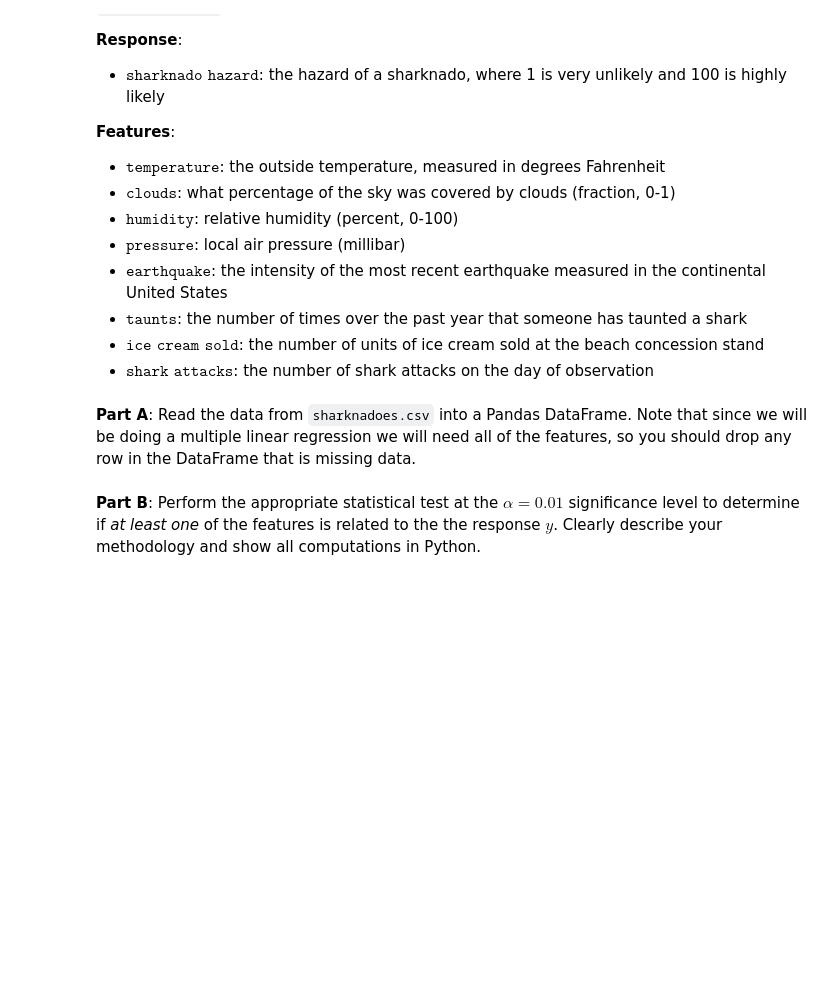
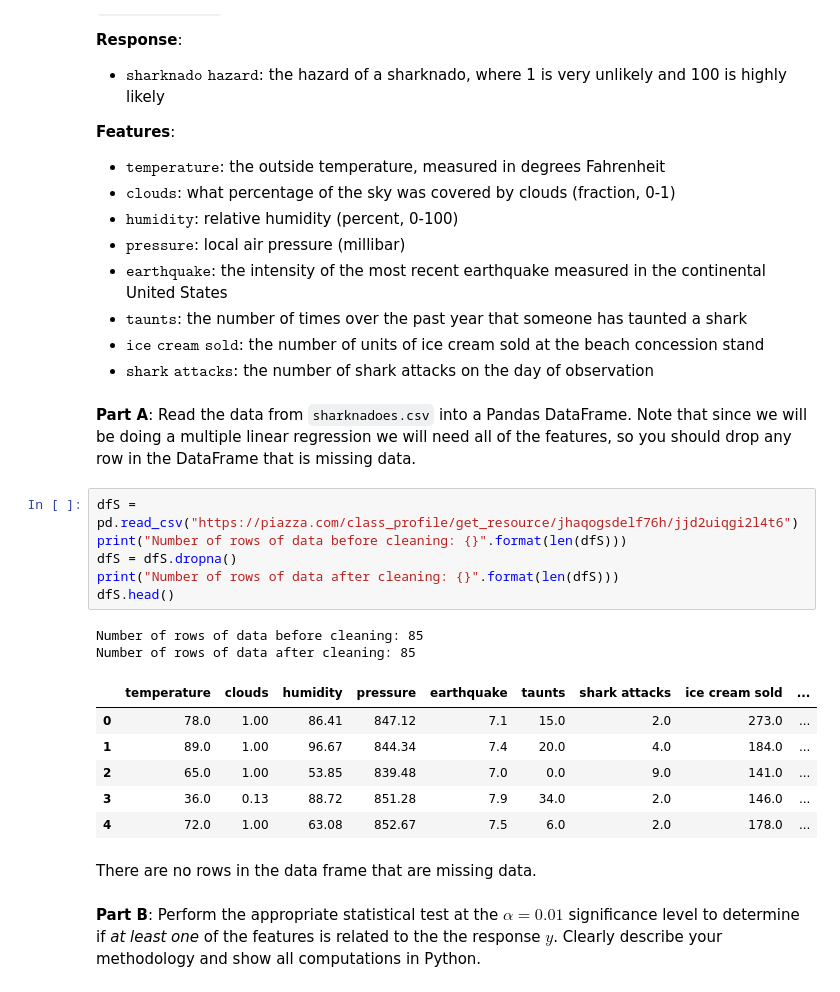
Before and after one commit to tannerbobak/csci3022, a Jupyter notebook: practicum_Bobak_Tanner.ipynb, the cells around one changed output. Drawn from its saved outputs; the diff is of its cells as text; blank space fills up the shorter version.

```diff
--- a/practicum_Bobak_Tanner.ipynb
+++ b/practicum_Bobak_Tanner.ipynb
@@ -542,5 +548,22 @@ You decide to use multiple linear regression to understand and predict what fact
 - $\texttt{shark attacks}$: the number of shark attacks on the day of observation
 # %% [markdown]
 **Part A**: Read the data from `sharknadoes.csv` into a Pandas DataFrame.  Note that since we will be doing a multiple linear regression we will need all of the features, so you should drop any row in the DataFrame that is missing data.
+# %%
+dfS = pd.read_csv("https://piazza.com/class_profile/get_resource/jhaqogsdelf76h/jjd2uiqgi2l4t6")
+print("Number of rows of data before cleaning: {}".format(len(dfS)))
+dfS = dfS.dropna()
+print("Number of rows of data after cleaning: {}".format(len(dfS)))
+dfS.head()
+# %% [output]
+Number of rows of data before cleaning: 85
+Number of rows of data after cleaning: 85
+|  | temperature | clouds | humidity | pressure | earthquake | taunts | shark attacks | ice cream sold | ... |
+| 0 | 78.0 | 1.00 | 86.41 | 847.12 | 7.1 | 15.0 | 2.0 | 273.0 | ... |
+| 1 | 89.0 | 1.00 | 96.67 | 844.34 | 7.4 | 20.0 | 4.0 | 184.0 | ... |
+| 2 | 65.0 | 1.00 | 53.85 | 839.48 | 7.0 | 0.0 | 9.0 | 141.0 | ... |
+| 3 | 36.0 | 0.13 | 88.72 | 851.28 | 7.9 | 34.0 | 2.0 | 146.0 | ... |
+| 4 | 72.0 | 1.00 | 63.08 | 852.67 | 7.5 | 6.0 | 2.0 | 178.0 | ... |
+# %% [markdown]
+There are no rows in the data frame that are missing data.
 # %% [markdown]
 **Part B**: Perform the appropriate statistical test at the $\alpha = 0.01$ significance level to determine if _at least one_ of the features is related to the the response $y$.  Clearly describe your methodology and show all computations in Python.
```
Also changed, not shown: parts of 20 cells of this notebook.
